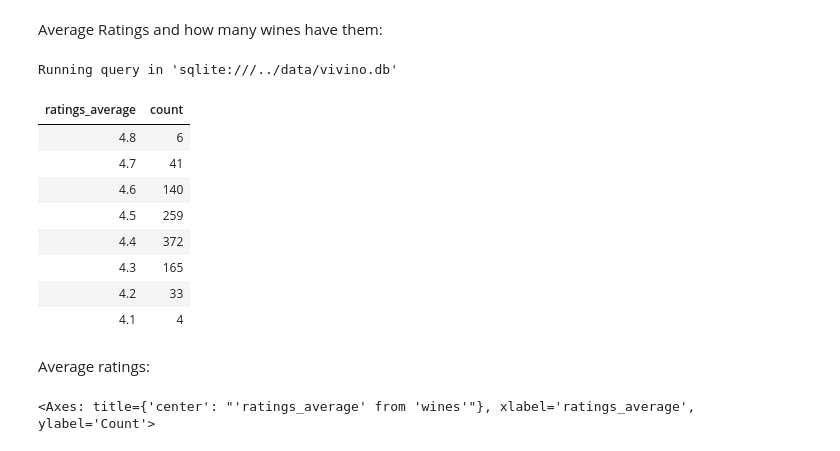
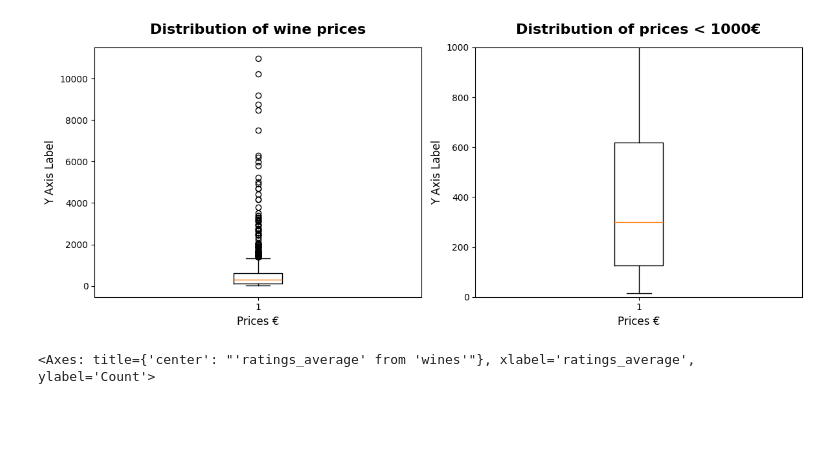
Before and after one commit to JanKazimir/vivinodb, a Jupyter notebook: notebooks/disco.ipynb, the cells around one changed output. Drawn from its saved outputs; the diff is of its cells as text; code cells hidden in the pictures; blank space fills up the shorter version.

```diff
--- a/notebooks/disco.ipynb
+++ b/notebooks/disco.ipynb
@@ -65,24 +49,48 @@ LIMIT 10
-# %% [markdown]
-Average Ratings and how many wines have them:
-# %%
-%%sql
-SELECT ratings_average, COUNT(distinct(id)) AS count
-FROM wines
-GROUP BY ratings_average
-ORDER BY ratings_average DESC
-# %% [output]
-Running query in 'sqlite:///../data/vivino.db'
-| ratings_average | count |
-| 4.8 | 6 |
-| 4.7 | 41 |
-| 4.6 | 140 |
-| 4.5 | 259 |
-| 4.4 | 372 |
-| 4.3 | 165 |
-| 4.2 | 33 |
-| 4.1 | 4 |
-# %% [markdown]
-Average ratings:
+# %%
+## Syntax ref for later :
+# This syntax works:
+
+with open("../queries/cheapest_wines.sql", encoding="utf-8") as f:
+    query = f.read()
+
+df = pd.read_sql_query(query, connexion)
+#df
+
+#df.plot(kind="box", y="price_euros", figsize=(6, 6), sharex=False, legend=False)
+#df.plot(kind="box", y="price_euros", ylim=(0,1000), figsize=(6, 6), sharex=False, legend=False)
+#df.plot(subplots=True, kind="box", layout=(2, 1), figsize=(6, 12), y="price_euros", ylim=(0,1000),  legend=False)
+
+## This works too, but the results aren't well displayed: no column names
+#results = cursor.execute(query).fetchall()
+#results
+#print(results)
+# %%
+## Visualizing wine prices
+## Data
+with open("../queries/cheapest_wines.sql", encoding="utf-8") as f:
+    query = f.read()
+df = pd.read_sql_query(query, connexion)
+
+## Plotting:
+fig, axes = plt.subplots(nrows=1, ncols=2, figsize=(12, 5),  gridspec_kw={"width_ratios": [1, 1]})  # left is 2x wider than right
+
+axes[0].boxplot(df["price_euros"], vert=True)
+
+axes[1].boxplot(df["price_euros"], vert=True)
+axes[1].set_ylim(0,1000)
+
+# Title and Labels
+axes[0].set_title("Distribution of wine prices", fontsize=16, fontweight="bold", pad=15)
+axes[0].set_xlabel("Prices €", fontsize=12)
+axes[0].set_ylabel("Y Axis Label", fontsize=12)
+
+axes[1].set_title("Distribution of prices < 1000€", fontsize=16, fontweight="bold", pad=15)
+axes[1].set_xlabel("Prices €", fontsize=12)
+axes[1].set_ylabel("Y Axis Label", fontsize=12)
+fig.tight_layout()
+plt.show()
+# %% [output]
+[figure, added]
 # %%
 %sqlplot histogram --table wines --column ratings_average --bins 8
 # %% [output]
```
Also changed, not shown: parts of 22 cells of this notebook, 6 other files.
